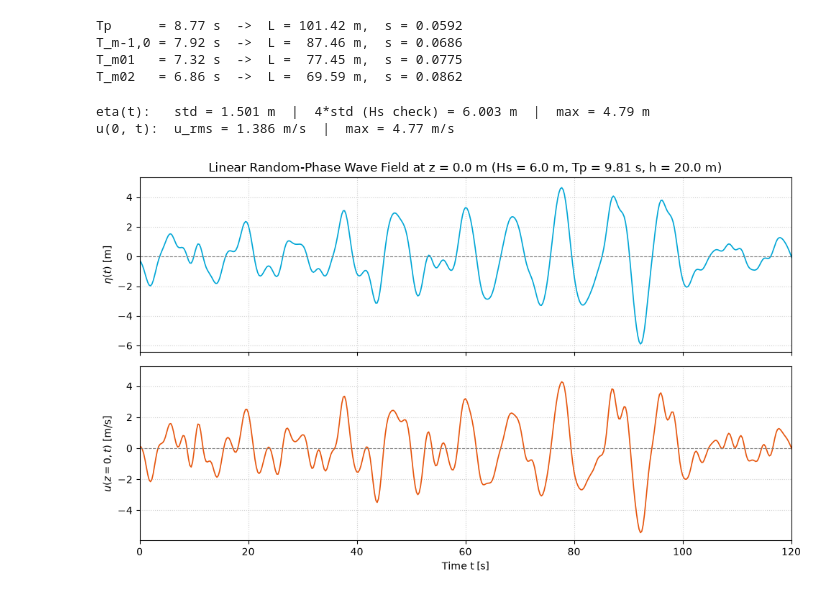
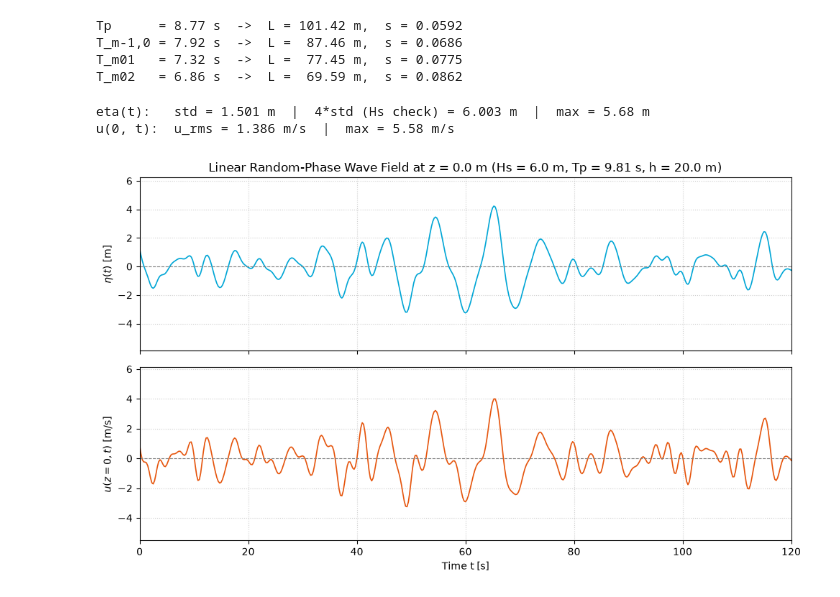
Before and after one commit to Wiggy-020/FSI_assignment, a Jupyter notebook: Week2.ipynb, the cells around one changed output. Drawn from its saved outputs; the diff is of its cells as text; code cells hidden in the pictures.

```diff
--- a/Week2.ipynb
+++ b/Week2.ipynb
@@ -114,7 +114,7 @@ g = 9.81        # Gravity [m/s^2]
 z = 0.0         # Evaluation elevation [m] (mean water level)
 
 # 2. Time and frequency grids
-D = 1200.0      # Record duration [s] (20 minutes)
+D = 10800.0      # Record duration [s] (180 minutes)
 dt = 0.25       # Time step [s]
 t = np.arange(0, D, dt)
 
@@ -143,33 +143,33 @@ a = np.sqrt(2.0 * E * df)                  # Component amplitudes [m]
 alpha = rng.uniform(0, 2 * np.pi, len(f))  # Random phases in [0, 2*pi)
 
 # Vectorized summation over all frequency components
 phase = omega[:, None] * t[None, :] + alpha[:, None]
 eta = np.sum(a[:, None] * np.cos(phase), axis=0)
 u = np.sum((H_u * a)[:, None] * np.cos(phase), axis=0)
 
 # 7. Sanity checks
 print(f"eta(t):   std = {np.std(eta):.3f} m  |  4*std (Hs check) = {4*np.std(eta):.3f} m  |  max = {np.max(eta):.2f} m")
 print(f"u(0, t):  u_rms = {np.std(u):.3f} m/s  |  max = {np.max(u):.2f} m/s")
 
 # 8. Plot first 120 seconds of both time series
 fig, (ax1, ax2) = plt.subplots(2, 1, figsize=(10, 6), sharex=True)
 
 ax1.plot(t, eta, color="#00a6d6", linewidth=1.2)
 ax1.axhline(0, color="gray", linewidth=0.8, linestyle="--")
 ax1.set_ylabel(r"$\eta(t)$ [m]")
 ax1.set_title(f"Linear Random-Phase Wave Field at z = {z} m (Hs = {Hs} m, Tp = {Tp} s, h = {h} m)")
 ax1.grid(True, linestyle=":", alpha=0.6)
 
 ax2.plot(t, u, color="#e6550d", linewidth=1.2)
 ax2.axhline(0, color="gray", linewidth=0.8, linestyle="--")
 ax2.set_xlabel("Time t [s]")
 ax2.set_ylabel(r"$u(z=0, t)$ [m/s]")
 ax2.set_xlim(0, 120)
 ax2.grid(True, linestyle=":", alpha=0.6)
 
 plt.tight_layout()
 plt.show()
 # %% [output]
-eta(t):   std = 1.501 m  |  4*std (Hs check) = 6.003 m  |  max = 4.79 m
-u(0, t):  u_rms = 1.386 m/s  |  max = 4.77 m/s
+eta(t):   std = 1.501 m  |  4*std (Hs check) = 6.003 m  |  max = 5.68 m
+u(0, t):  u_rms = 1.386 m/s  |  max = 5.58 m/s
-[figure, old version]
+[figure, new version]
```
Also changed, not shown: parts of 6 cells of this notebook.
